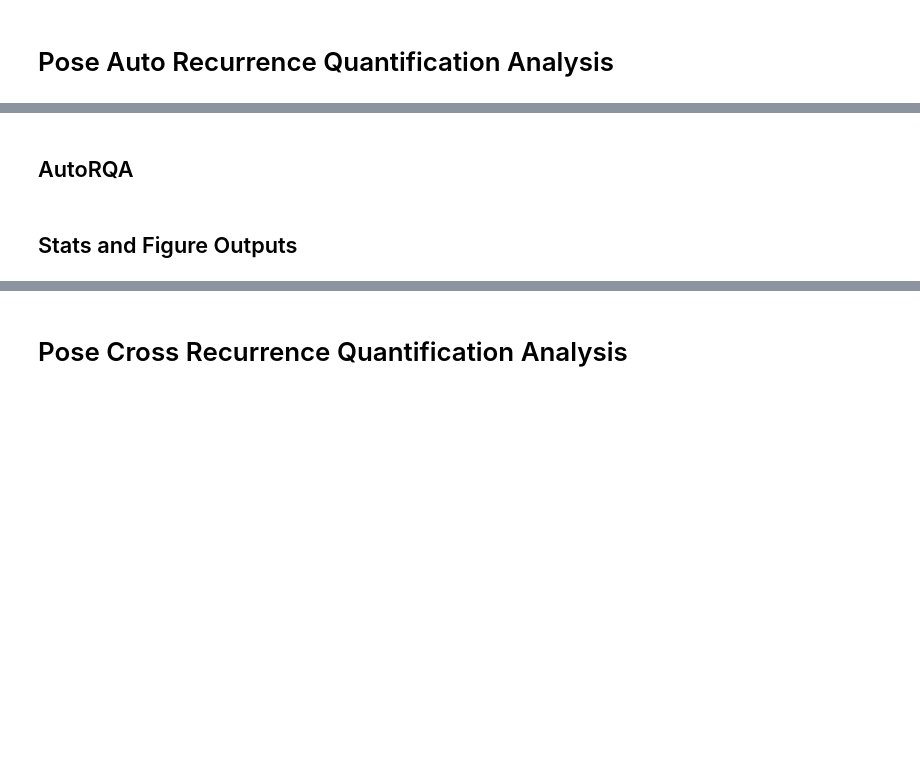
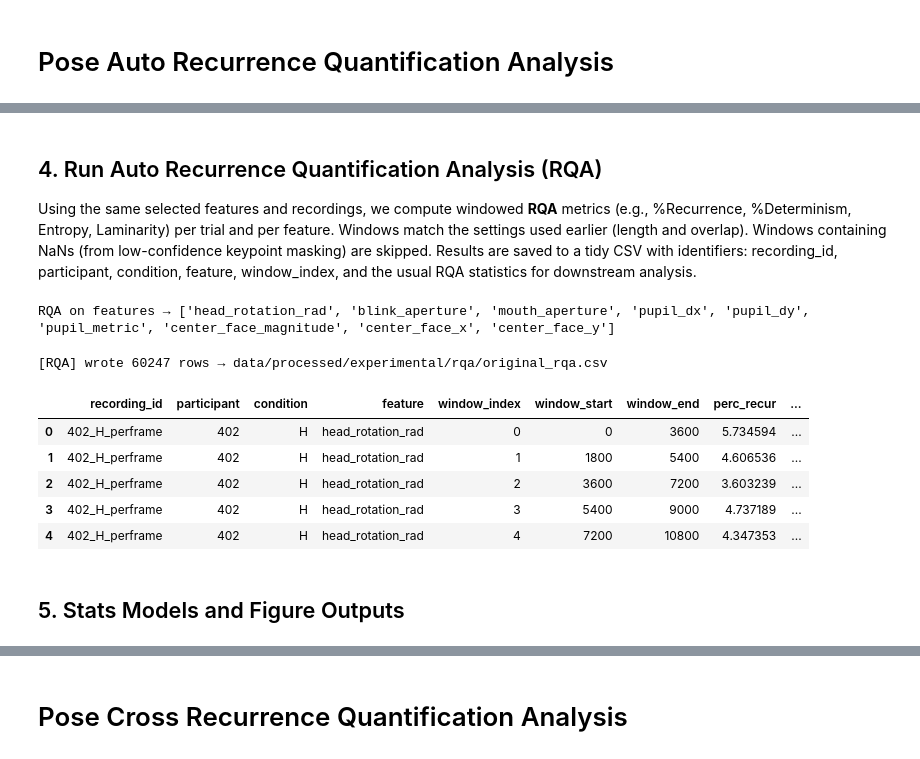
Before and after one commit to MInD-Laboratory/Measuring_Workload_Dynamics_in_OpenMATB, a Jupyter notebook: Pose/pose_recurrence.ipynb, the cells around one changed output, grey strips where cells are left out. Saved outputs shown, nothing was run; the diff lists cells and outputs as text; code cells hidden in the pictures; blank space fills up the shorter version.

```diff
--- a/Pose/pose_recurrence.ipynb
+++ b/Pose/pose_recurrence.ipynb
@@ -334,4 +237,68 @@ Unique participants: 72
 # %% [markdown]
-## AutoRQA
+## 4. Run Auto Recurrence Quantification Analysis (RQA)
+
+Using the same selected features and recordings, we compute windowed **RQA** metrics (e.g., %Recurrence, %Determinism, Entropy, Laminarity) per trial and per feature. Windows match the settings used earlier (length and overlap). Windows containing NaNs (from low-confidence keypoint masking) are skipped. Results are saved to a tidy CSV with identifiers: recording_id, participant, condition, feature, window_index, and the usual RQA statistics for downstream analysis.
+# %%
+# Auto-RQA — run on the selected features from Cell 1, per recording, windowed
+from pathlib import Path
+from utils.rqa_utils import rqa_over_df_all_features
+
+# Import session settings from Cell 1
+from utils import CFG  # if you need FPS/WINDOW_SECONDS
+
+# Construct output path for RQA results
+OUT_RQA_DIR = Path("data/rqa")
+OUT_RQA_DIR.mkdir(parents=True, exist_ok=True)
+
+OUT_RQA = OUT_RQA_DIR / f"{Path(OUT_BASE).name}_{NORM_KIND}_rqa.csv"
+
+# features: use interactive selection if available; fallback to top detected
+if "SELECTED_FEATURES" in globals() and SELECTED_FEATURES:
+    feats = list(SELECTED_FEATURES)
+else:
+    from utils.nb_utils import feature_columns
+    feats = feature_columns(df_all)[:6]
+
+print("RQA on features →", feats)
+
+# Params
+RQA_PARAMS = {
+    "norm": 1,
+    "eDim": 4,
+    "tLag": 15,
+    "rescaleNorm": 1,
+    "radius": 0.15,
+    "tw": 2,
+    "minl": 4,
+}
+
+WIN_SECONDS  = CFG.WINDOW_SECONDS
+OVERLAP_FRAC = CFG.WINDOW_OVERLAP
+FPS          = CFG.FPS
+
+out_csv = str(Path(OUT_BASE) / "rqa" / f"{NORM_KIND}_rqa.csv")
+
+rqa_df = rqa_over_df_all_features(
+    df_all=df_all,
+    features=feats,
+    fps=FPS,
+    win_seconds=WIN_SECONDS,
+    overlap_frac=OVERLAP_FRAC,
+    params=RQA_PARAMS,
+    out_csv=out_csv,
+    progress=True,
+)
+
+# quick peek
+display(rqa_df.head())
+# %% [output]
+RQA on features → ['head_rotation_rad', 'blink_aperture', 'mouth_aperture', 'pupil_dx', 'pupil_dy', 'pupil_metric', 'center_face_magnitude', 'center_face_x', 'center_face_y']
+[RQA] wrote 60247 rows → data/processed/experimental/rqa/original_rqa.csv
+|  | recording_id | participant | condition | feature | window_index | window_start | window_end | perc_recur | ... |
+| 0 | 402_H_perframe | 402 | H | head_rotation_rad | 0 | 0 | 3600 | 5.734594 | ... |
+| 1 | 402_H_perframe | 402 | H | head_rotation_rad | 1 | 1800 | 5400 | 4.606536 | ... |
+| 2 | 402_H_perframe | 402 | H | head_rotation_rad | 2 | 3600 | 7200 | 3.603239 | ... |
+| 3 | 402_H_perframe | 402 | H | head_rotation_rad | 3 | 5400 | 9000 | 4.737189 | ... |
+| 4 | 402_H_perframe | 402 | H | head_rotation_rad | 4 | 7200 | 10800 | 4.347353 | ... |
 # %% [markdown]
-## Stats and Figure Outputs
+## 5. Stats Models and Figure Outputs
```
Also changed, not shown: parts of 7 cells of this notebook, 41 other files.
